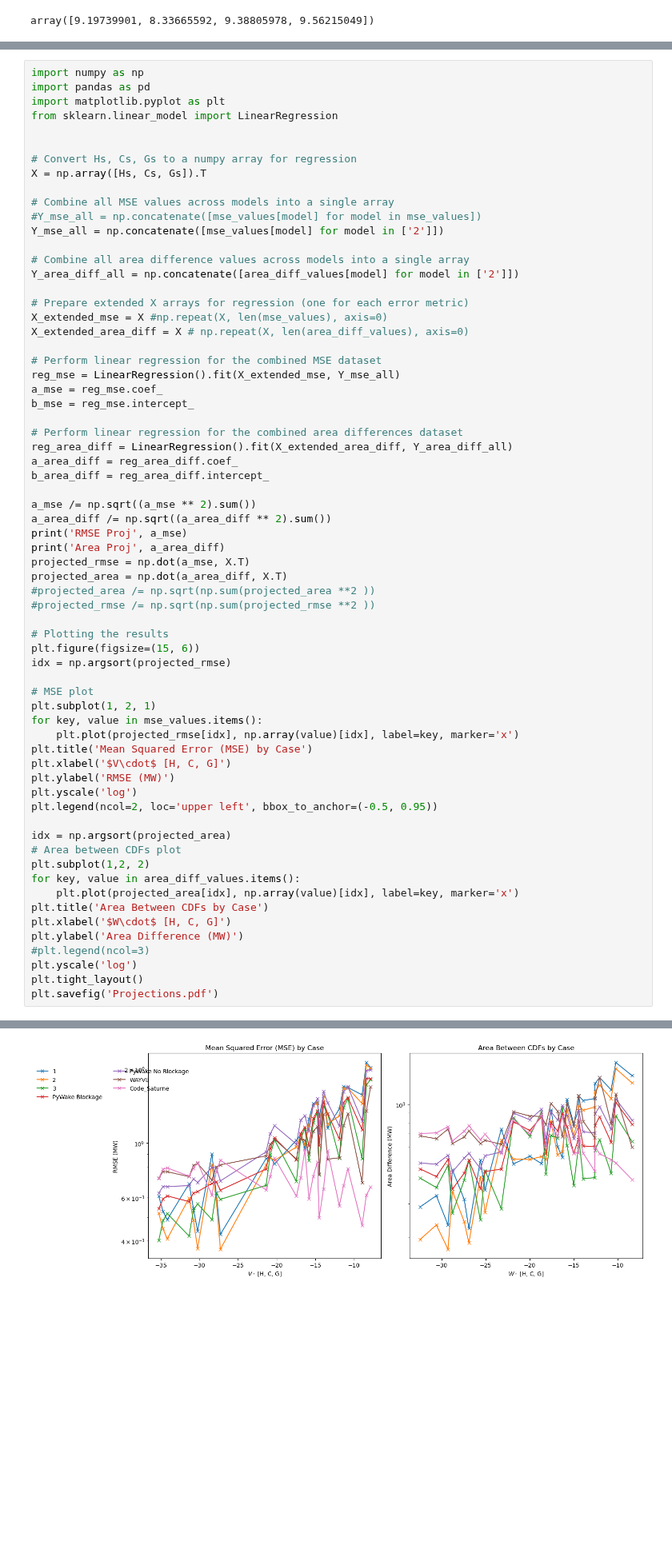
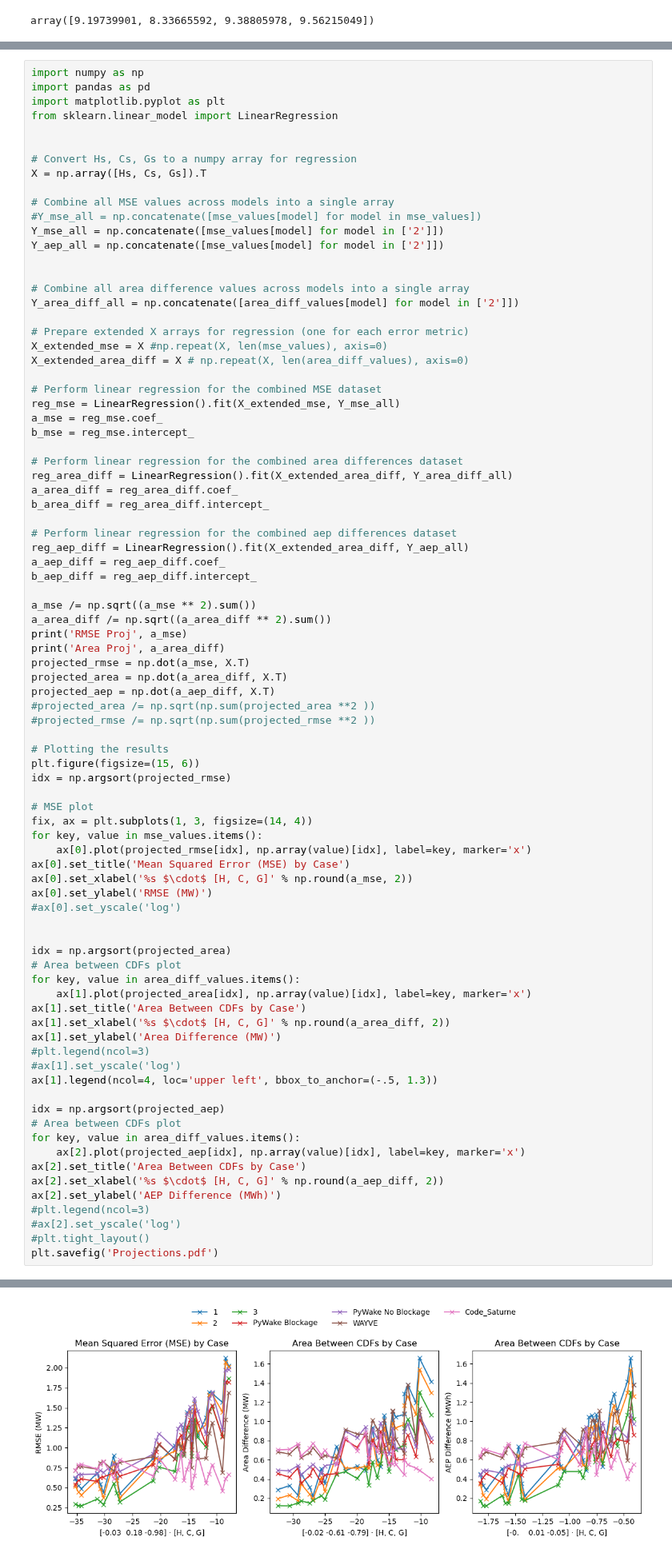
Before and after one commit to bjarketol/WIFA, a Jupyter notebook: vnv/uq_validation/validation_predictions/compare_predictions.ipynb, the cells around one changed output, grey strips where cells are left out. Shown at 80% size. Saved outputs shown, nothing was run; the diff lists cells and outputs as text; blank space fills up the shorter version.

Commit message:
aep difference validation metric

```diff
--- a/vnv/uq_validation/validation_predictions/compare_predictions.ipynb
+++ b/vnv/uq_validation/validation_predictions/compare_predictions.ipynb
@@ -318,6 +340,8 @@ X = np.array([Hs, Cs, Gs]).T
 # Combine all MSE values across models into a single array
 #Y_mse_all = np.concatenate([mse_values[model] for model in mse_values])
 Y_mse_all = np.concatenate([mse_values[model] for model in ['2']])
+Y_aep_all = np.concatenate([mse_values[model] for model in ['2']])
+
 
 # Combine all area difference values across models into a single array
 Y_area_diff_all = np.concatenate([area_diff_values[model] for model in ['2']])
@@ -336,12 +360,18 @@ reg_area_diff = LinearRegression().fit(X_extended_area_diff, Y_area_diff_all)
 a_area_diff = reg_area_diff.coef_
 b_area_diff = reg_area_diff.intercept_
 
+# Perform linear regression for the combined aep differences dataset
+reg_aep_diff = LinearRegression().fit(X_extended_area_diff, Y_aep_all)
+a_aep_diff = reg_aep_diff.coef_
+b_aep_diff = reg_aep_diff.intercept_
+
 a_mse /= np.sqrt((a_mse ** 2).sum())
 a_area_diff /= np.sqrt((a_area_diff ** 2).sum())
 print('RMSE Proj', a_mse)
 print('Area Proj', a_area_diff)
 projected_rmse = np.dot(a_mse, X.T)
 projected_area = np.dot(a_area_diff, X.T)
+projected_aep = np.dot(a_aep_diff, X.T)
 #projected_area /= np.sqrt(np.sum(projected_area **2 ))
 #projected_rmse /= np.sqrt(np.sum(projected_rmse **2 ))
 
@@ -350,26 +380,36 @@ plt.figure(figsize=(15, 6))
 idx = np.argsort(projected_rmse)
 
 # MSE plot
-plt.subplot(1, 2, 1)
+fix, ax = plt.subplots(1, 3, figsize=(14, 4))
 for key, value in mse_values.items():
-    plt.plot(projected_rmse[idx], np.array(value)[idx], label=key, marker='x')
-plt.title('Mean Squared Error (MSE) by Case')
-plt.xlabel('$V\cdot$ [H, C, G]')
-plt.ylabel('RMSE (MW)')
-plt.yscale('log')
-plt.legend(ncol=2, loc='upper left', bbox_to_anchor=(-0.5, 0.95))
+    ax[0].plot(projected_rmse[idx], np.array(value)[idx], label=key, marker='x')
+ax[0].set_title('Mean Squared Error (MSE) by Case')
+ax[0].set_xlabel('%s $\cdot$ [H, C, G]' % np.round(a_mse, 2))
+ax[0].set_ylabel('RMSE (MW)')
+#ax[0].set_yscale('log')
+
 
 idx = np.argsort(projected_area)
 # Area between CDFs plot
-plt.subplot(1,2, 2)
 for key, value in area_diff_values.items():
-    plt.plot(projected_area[idx], np.array(value)[idx], label=key, marker='x')
-plt.title('Area Between CDFs by Case')
-plt.xlabel('$W\cdot$ [H, C, G]')
-plt.ylabel('Area Difference (MW)')
+    ax[1].plot(projected_area[idx], np.array(value)[idx], label=key, marker='x')
+ax[1].set_title('Area Between CDFs by Case')
+ax[1].set_xlabel('%s $\cdot$ [H, C, G]' % np.round(a_area_diff, 2))
+ax[1].set_ylabel('Area Difference (MW)')
 #plt.legend(ncol=3)
-plt.yscale('log')
-plt.tight_layout()
+#ax[1].set_yscale('log')
+ax[1].legend(ncol=4, loc='upper left', bbox_to_anchor=(-.5, 1.3))
+
+idx = np.argsort(projected_aep)
+# Area between CDFs plot
+for key, value in area_diff_values.items():
+    ax[2].plot(projected_aep[idx], np.array(value)[idx], label=key, marker='x')
+ax[2].set_title('Area Between CDFs by Case')
+ax[2].set_xlabel('%s $\cdot$ [H, C, G]' % np.round(a_aep_diff, 2))
+ax[2].set_ylabel('AEP Difference (MWh)')
+#plt.legend(ncol=3)
+#ax[2].set_yscale('log')
+#plt.tight_layout()
 plt.savefig('Projections.pdf')
 # %% [output]
 RMSE Proj [-0.02776429  0.18290385 -0.98273869]
@@ -377,4 +418,4 @@ Area Proj [-0.02121404 -0.61173334 -0.79077954]
-[figure, old version]
+[figure, new version]
 # %%
 import numpy as np
 import pandas as pd
```
Also changed, not shown: parts of 11 cells of this notebook.
